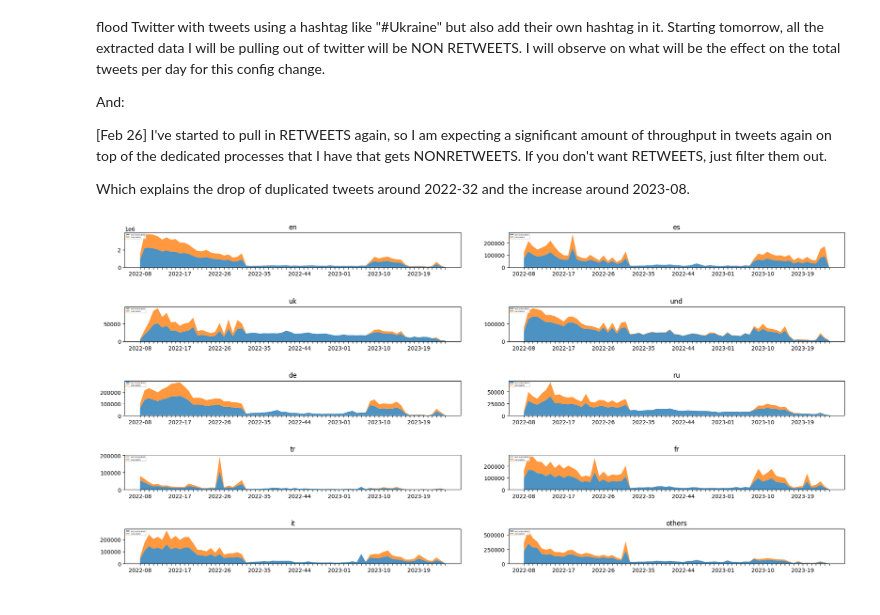
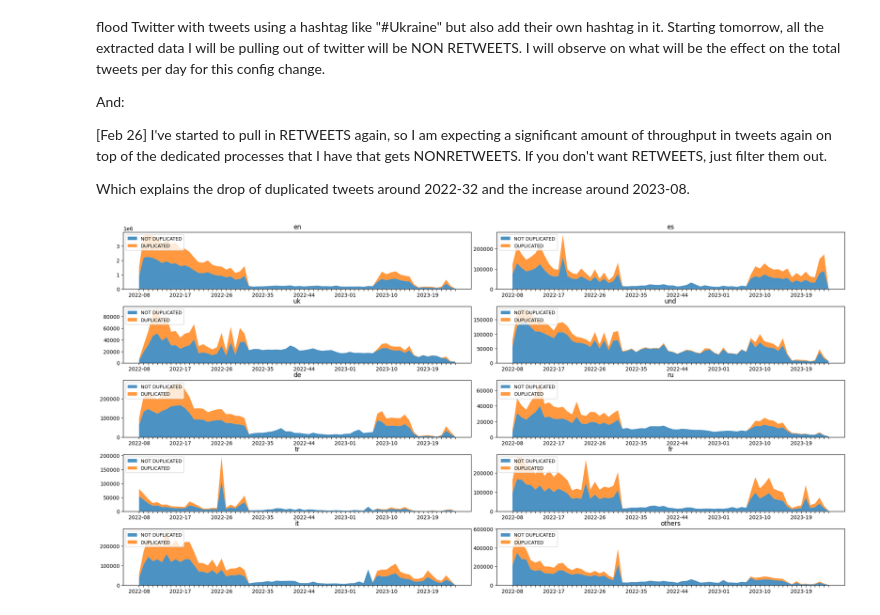
Before and after one commit to Freshpinguin/TopicAnalysisRUWTweets, a Jupyter notebook: Notebooks/FirstOpen.ipynb, the cells around one changed output. Drawn from its saved outputs; the diff is of its cells as text; code cells hidden in the pictures.

```diff
--- a/Notebooks/FirstOpen.ipynb
+++ b/Notebooks/FirstOpen.ipynb
@@ -40,6 +41,12 @@ import math
 # %% [markdown]
 ### Functionality for aggregating and loading the data
 # %%
+class OrigDataSchema(StrEnum):
+    IS_RETWEET = "is_retweet"
+    DATE = "tweetcreatedts"
+    ID = "tweetid"
+    TEXT = "text"
+
 def iterate_dataframes(path: str) -> Iterator[pd.DataFrame]:
     """
     Iterates over all .csv files in path as pd.DataFrame
@@ -58,12 +65,12 @@ def aggregate_dataframe(df: pd.DataFrame) -> Dict[str, Any]:
     df_la = df.groupby("language").count().reset_index()
     languages = df_la['language'].tolist()
     lang_counts = df_la['username'].tolist()
-    df['dupl'] = df.duplicated(subset="text") if not 'is_retweet' in df.columns else df.duplicated(subset="text") | df['is_retweet']
+    df['dupl'] = df.duplicated(subset="text") if  'is_retweet' not in df.columns else df.duplicated(subset="text") | df['is_retweet']
     languages_dupl = [la + "_dupl" for la in languages]
     lang_dupl_counts = df.groupby("language")['dupl'].sum().tolist()
     unique_user_count = df['userid'].unique().shape[0]
     row_count = df.shape[0]
-    duplicated_count = df.duplicated(subset="text").sum()
+    duplicated_count = df['dupl'].sum()#df.duplicated(subset="text").sum()
     date = df.iloc[0]['tweetcreatedts'][:10]
     aggregation = {'unique_users': unique_user_count,
                   'row_count': row_count,
@@ -96,7 +103,7 @@ def get_all_aggregated_data() -> pd.DataFrame:
     df_agg_2023 = pd.read_csv(path_2023)
     df_agg_2022 = pd.read_csv(path_2022)
 
-    df_agg = df_agg = pd.concat([df_agg_2022,df_agg_2023]).fillna(0)
+    df_agg = pd.concat([df_agg_2022,df_agg_2023]).fillna(0)
     return df_agg
 # %% [markdown]
 ### Create or load aggregated data
@@ -112,7 +119,7 @@ df_agg = get_all_aggregated_data()
 # %% [markdown]
 ### Functionality for data exploration
 # %%
-class DataSchema(StrEnum):
+class MetaDataSchema(StrEnum):
     USERS = "unique_users"
     ROWS = "row_count"
     DUPLICATED = "text_duplicated_count"
@@ -125,6 +132,8 @@ languages = np.array(['am', 'ar', 'bg', 'bn', 'ca', 'ckb', 'cs', 'cy', 'da', 'de
        'my', 'ne', 'nl', 'no', 'or', 'pa', 'pl', 'ps', 'pt', 'ro', 'ru', 'si',
        'sl', 'sr', 'sv', 'ta', 'te', 'th', 'tl', 'tr', 'uk', 'und', 'ur', 'vi',
        'zh','sd', 'km', 'lo', 'ug', 'bo'])
+
+selected_languages = np.array(['en','de','fr','it','es','uk','ru','others'])
 
 languages_dupl = np.array([la + "_dupl" for la in languages])
 language_counts = np.array([df_agg[la].sum() for la in languages])
@@ -162,4 +177,0 @@ Tweets duplicated on the same day total: 39001445. Tweets duplicated on the same
-# %%
-print(f"{'Language'  :10} | {'Count' :>15} | {'Freq' :>10} | {'Dupl %':>10} ")
-for language, count, freq, dupl in zip(languages, language_counts, language_freqs, language_dupl):
-    print(f"{language  : <10} | {int(count) :15} | {freq :10.2%} | {dupl/count :10.2%}  ")
@@ -269,30 +392,30 @@ I've started to pull in RETWEETS again, so I am expecting a significant amount o
 Which explains the drop of duplicated tweets around 2022-32 and the increase around 2023-08.
 # %%
 fig, ax = plt.subplots(5,2)
-fig.tight_layout(pad=5.0)
+fig.tight_layout(pad=1.2)
 for lang_index, language in enumerate(selected_lang):
     x_ind = lang_index % 5
     y_ind = lang_index % 2
     df_agg['weeks'] = df_agg['date'].apply(pd.to_datetime).apply(lambda x: str(x.year)+ "-" + str(x.week) if len(str(x.week))==2 else str(x.year)+ "-0" + str(x.week))
 
     df_weeks = df_agg.groupby("weeks")[[language,language+"_dupl"]].sum()
     df_weeks[DataSchema.ROWS] = df_weeks[language] - df_weeks[language+"_dupl"]
 
 
 
 
     ax[x_ind,y_ind].stackplot(df_weeks.index, [df_weeks[language], df_weeks[language+"_dupl"]],
                  labels=['NOT DUPLICATED', 'DUPLICATED'], alpha=0.8)
 
     index=["" for _ in range(len(index))]
     index[::9]=list(df_weeks.index)[::9]
 
     with warnings.catch_warnings():
         warnings.filterwarnings("ignore")
         ax[x_ind,y_ind].set_xticklabels(index)#
-    ax[x_ind,y_ind].legend(loc='upper left',fontsize="3")
+    ax[x_ind,y_ind].legend(loc='upper left',fontsize="9")
     ax[x_ind,y_ind].set_title(f'{language}')
 
 plt.show()
 # %% [output]
-[figure, old version]
+[figure, new version]
```
Also changed, not shown: parts of 15 cells of this notebook.
